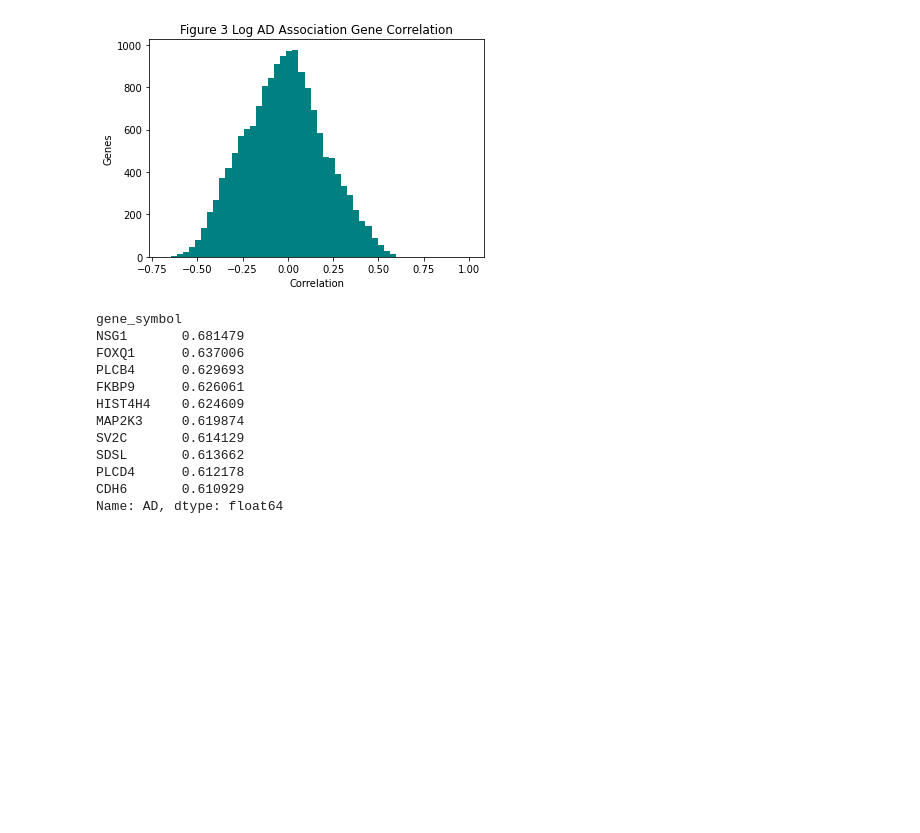
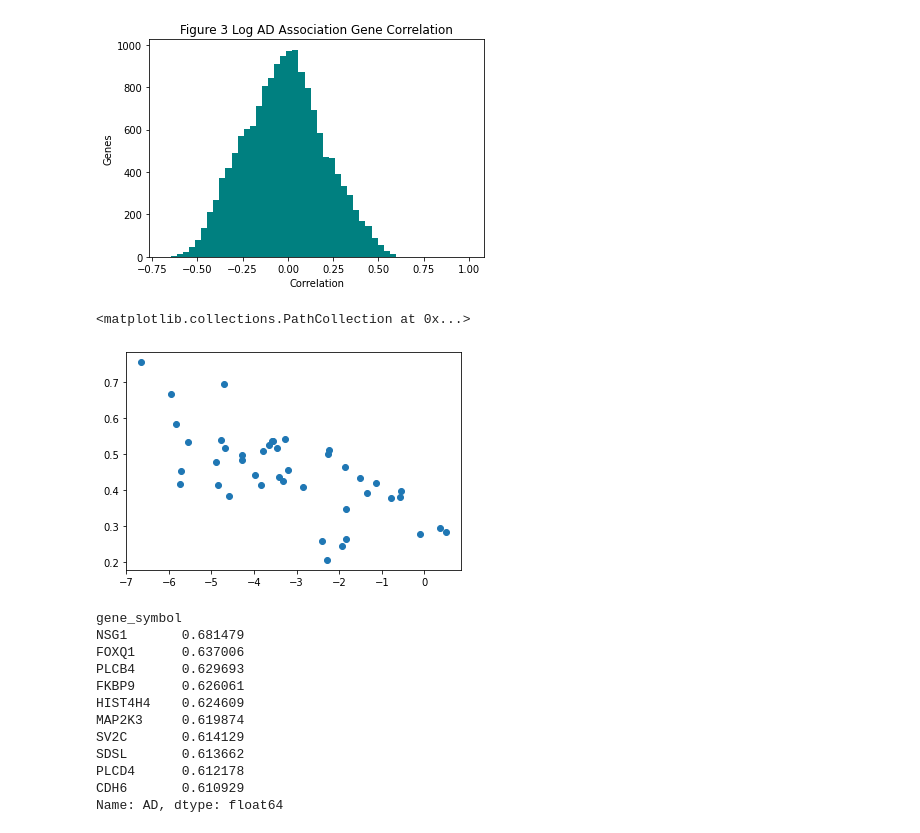
Before and after one commit to voytekresearch/BIRD, a Jupyter notebook: parcellation_ns_abha.ipynb, the cells around one changed output. Saved outputs shown, nothing was run; the diff lists cells and outputs as text; code cells hidden in the pictures; blank space fills up the shorter version.

```diff
--- a/parcellation_ns_abha.ipynb
+++ b/parcellation_ns_abha.ipynb
@@ -31,7 +53,7 @@ csv
 from neuromaps.parcellate import Parcellater
 parc = Parcellater(atlas['image'], 'mni152')
 # %%
-AD_association = nib.load('neurosynth_maps/alzheimer_association-test_z_FDR_0.01.nii')
+AD_association = nib.load('neurosynth_maps/terms/alzheimer_association-test_z_FDR_0.01.nii')
 AD_parc = parc.fit_transform(AD_association, 'mni152')
 # %%
 # parcellated AD association data
@@ -149,4 +195,9 @@ plt.xlabel('Correlation')
 log_hist_bins = plt.hist(AD_corr,bins=50,color='teal')
 # %% [output]
 [figure]
+# %%
+plt.scatter(expression['AD'],expression['NSG1'])
+# %% [output]
+<matplotlib.collections.PathCollection at 0x...>
+[figure, added]
 # %%
```
Also changed, not shown: parts of 15 cells of this notebook, 8 other files.
